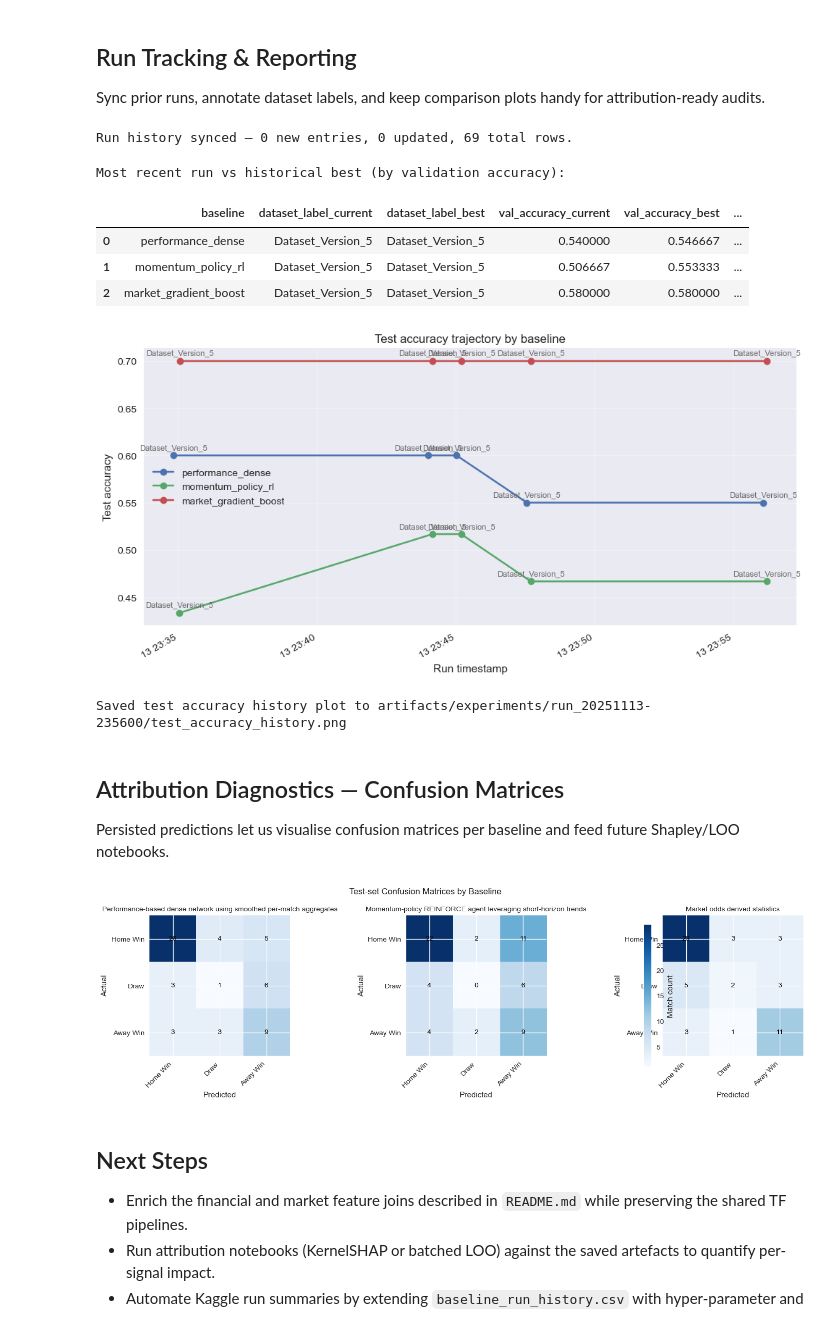
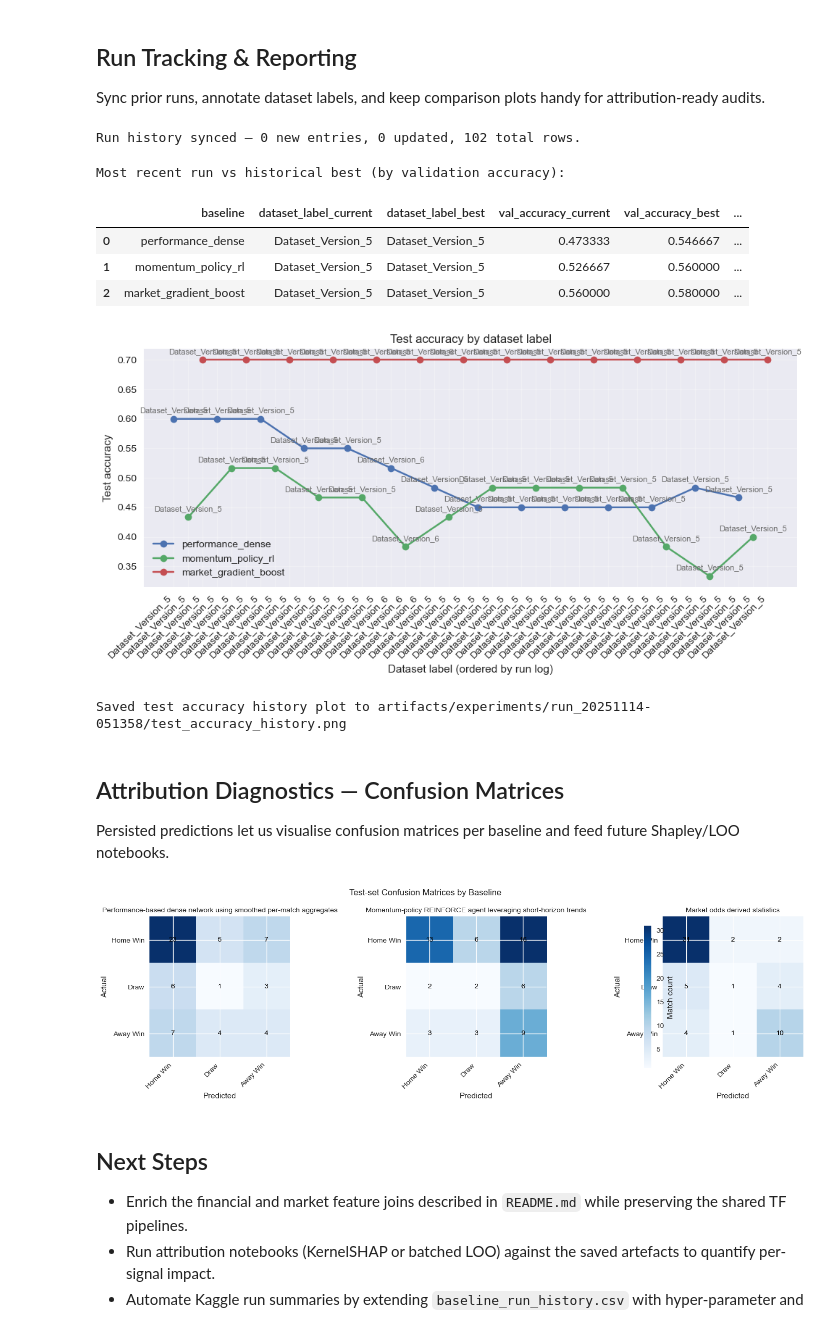
Before and after one commit to Beautiful-Game-Oracle/The-Beautiful-Game-Oracle, a Jupyter notebook: Football Predictor Models.ipynb, the cells around one changed output. Drawn from its saved outputs; the diff is of its cells as text; code cells hidden in the pictures.

```diff
--- a/Football Predictor Models.ipynb
+++ b/Football Predictor Models.ipynb
@@ -70,7 +70,7 @@ if str(analysis_root) not in sys.path:
 # Experiment configuration
 PROJECT_NAME = "The-Beautiful-Game-Oracle"
 LEAGUE = "EPL"
-SEASONS = ["2025","2024", "2023"]  # used for metadata/logging
+SEASONS = ["2025","2024", "2023", "2022"]  # used for metadata/logging
 TEST_YEAR = 2025  # completed matches for the held-out test horizon
 VALIDATION_WINDOW_MONTHS = 5  # final months before the test year reserved for tuning
 MIN_VALIDATION_MATCHES = 150  # ensure enough batches for calibration/attribution
@@ -81,7 +81,7 @@ REFRESH_DATA = False  # set True to refetch from Understat
 RUN_ID = datetime.utcnow().strftime("%Y%m%d-%H%M%S")
 DATASET_LABEL = "Dataset_Version_5"
 
-DATASET_FILENAME = "Dataset_Version_5.csv"
+DATASET_FILENAME = "Dataset_Version_6.csv"
 LEGACY_DATASET_FILENAMES = ["Dataset_Version_3.csv", "Dataset.csv"]
 
 TEST_START_DATE = pd.Timestamp(f"{TEST_YEAR}-09-22")
@@ -786,7 +787,6 @@ class PerformanceFeatureView(BaseFeatureView):
                 "elo_gap_pre",
                 "elo_home_expectation",
                 "elo_expectation_gap",
-                "market_vs_elo_edge",
             ]
             self._feature_cols = unique(select_features(self.df, columns))
         return self._feature_cols
@@ -900,7 +900,7 @@ MARKET_FEATURES = market_view.feature_columns()
 FEATURE_SETS = {
     "performance_dense": performance_view.build_spec(
         description="Performance-based dense network using smoothed per-match aggregates",
-        trainer="keras",
+        trainer="xgboost",
         builder_name="build_performance_model",
     ),
     "momentum_policy_rl": momentum_view.build_spec(
@@ -1869,7 +1869,7 @@ print(
     f"{history_sync_summary['total']} total rows."
 )
 # %% [output]
-Run history synced — 0 new entries, 0 updated, 69 total rows.
+Run history synced — 0 new entries, 0 updated, 102 total rows.
 # %%
 # Historical comparison versus prior runs
 if RUN_LOG_PATH.exists():
@@ -1928,60 +1928,69 @@ if RUN_LOG_PATH.exists():
                 suffixes=("_current", "_best"),
             )
 
             print("Most recent run vs historical best (by validation accuracy):")
             if not comparison.empty:
                 display(comparison[[
                     "baseline",
                     "dataset_label_current",
                     "dataset_label_best",
                     "val_accuracy_current",
                     "val_accuracy_best",
                     "test_accuracy_current",
                     "test_accuracy_best",
                     "run_id_best",
                 ]])
             else:
                 print("No runs for the current run ID yet.")
 
-            fig, ax = plt.subplots(figsize=(10, 5))
-            for baseline in history_df["baseline"].unique():
-                subset = history_df[history_df["baseline"] == baseline].dropna(subset=["timestamp"])
-                if subset.empty:
-                    continue
-                ax.plot(subset["timestamp"], subset["test_accuracy"], marker="o", label=baseline)
-                for row in subset.itertuples():
-                    label_text = getattr(row, "dataset_label", "").strip()
-                    if label_text:
+            labeled_history = history_df.copy()
+            labeled_history["dataset_label"] = labeled_history["dataset_label"].astype(str).str.strip()
+            labeled_history = labeled_history[labeled_history["dataset_label"] != ""]
+            if labeled_history.empty:
+                print("Add dataset labels to plot the comparison chart, then rerun this cell.")
+            else:
+                labeled_history = labeled_history.sort_values("timestamp").reset_index(drop=True)
+                labeled_history["x_pos"] = np.arange(len(labeled_history))
+
+                fig, ax = plt.subplots(figsize=(10, 5))
+                for baseline in labeled_history["baseline"].unique():
+                    subset = labeled_history[labeled_history["baseline"] == baseline].copy()
+                    if subset.empty:
+                        continue
+                    ax.plot(subset["x_pos"], subset["test_accuracy"], marker="o", label=baseline)
+                    for row in subset.itertuples():
                         ax.annotate(
-                            label_text,
-                            (row.timestamp, row.test_accuracy),
+                            row.dataset_label,
+                            (row.x_pos, row.test_accuracy),
                             textcoords="offset points",
                             xytext=(0, 6),
                             ha="center",
                             fontsize=8,
                             color="dimgray",
                         )
-            ax.set_title("Test accuracy trajectory by baseline")
-            ax.set_ylabel("Test accuracy")
-            ax.set_xlabel("Run timestamp")
-            ax.grid(True, alpha=0.3)
-            ax.legend()
-            fig.autofmt_xdate()
-            fig.tight_layout()
-            plot_path = MODEL_ARTIFACT_DIR / "test_accuracy_history.png"
-            fig.savefig(plot_path, dpi=160)
-            plt.show()
-            print(f"Saved test accuracy history plot to {plot_path}")
+
+                ax.set_title("Test accuracy by dataset label")
+                ax.set_ylabel("Test accuracy")
+                ax.set_xlabel("Dataset label (ordered by run log)")
+                ax.set_xticks(labeled_history["x_pos"])
+                ax.set_xticklabels(labeled_history["dataset_label"], rotation=45, ha="right")
+                ax.grid(True, alpha=0.3)
+                ax.legend()
+                fig.tight_layout()
+                plot_path = MODEL_ARTIFACT_DIR / "test_accuracy_history.png"
+                fig.savefig(plot_path, dpi=160)
+                plt.show()
+                print(f"Saved test accuracy history plot to {plot_path}")
 else:
     print("Run history file not found — this will be created after the first successful training run.")
 # %% [output]
 Most recent run vs historical best (by validation accuracy):
 |  | baseline | dataset_label_current | dataset_label_best | val_accuracy_current | val_accuracy_best | ... |
-| 0 | performance_dense | Dataset_Version_5 | Dataset_Version_5 | 0.540000 | 0.546667 | ... |
-| 1 | momentum_policy_rl | Dataset_Version_5 | Dataset_Version_5 | 0.506667 | 0.553333 | ... |
-| 2 | market_gradient_boost | Dataset_Version_5 | Dataset_Version_5 | 0.580000 | 0.580000 | ... |
+| 0 | performance_dense | Dataset_Version_5 | Dataset_Version_5 | 0.473333 | 0.546667 | ... |
+| 1 | momentum_policy_rl | Dataset_Version_5 | Dataset_Version_5 | 0.526667 | 0.560000 | ... |
+| 2 | market_gradient_boost | Dataset_Version_5 | Dataset_Version_5 | 0.560000 | 0.580000 | ... |
-[figure, old version]
+[figure, new version]
-Saved test accuracy history plot to artifacts/experiments/run_20251113-235600/test_accuracy_history.png
+Saved test accuracy history plot to artifacts/experiments/run_20251114-051358/test_accuracy_history.png
 # %% [markdown]
 ## Attribution Diagnostics — Confusion Matrices
 Persisted predictions let us visualise confusion matrices per baseline and feed future Shapley/LOO notebooks.
@@ -2027,7 +2036,7 @@ fig.suptitle("Test-set Confusion Matrices by Baseline", y=1.02)
 fig.tight_layout()
 plt.show()
 # %% [output]
-[figure, old version]
+[figure, new version]
 # %% [markdown]
 ## Next Steps
 - Enrich the financial and market feature joins described in `README.md` while preserving the shared TF pipelines.
```
Also changed, not shown: parts of 7 cells of this notebook, 2 other files.
